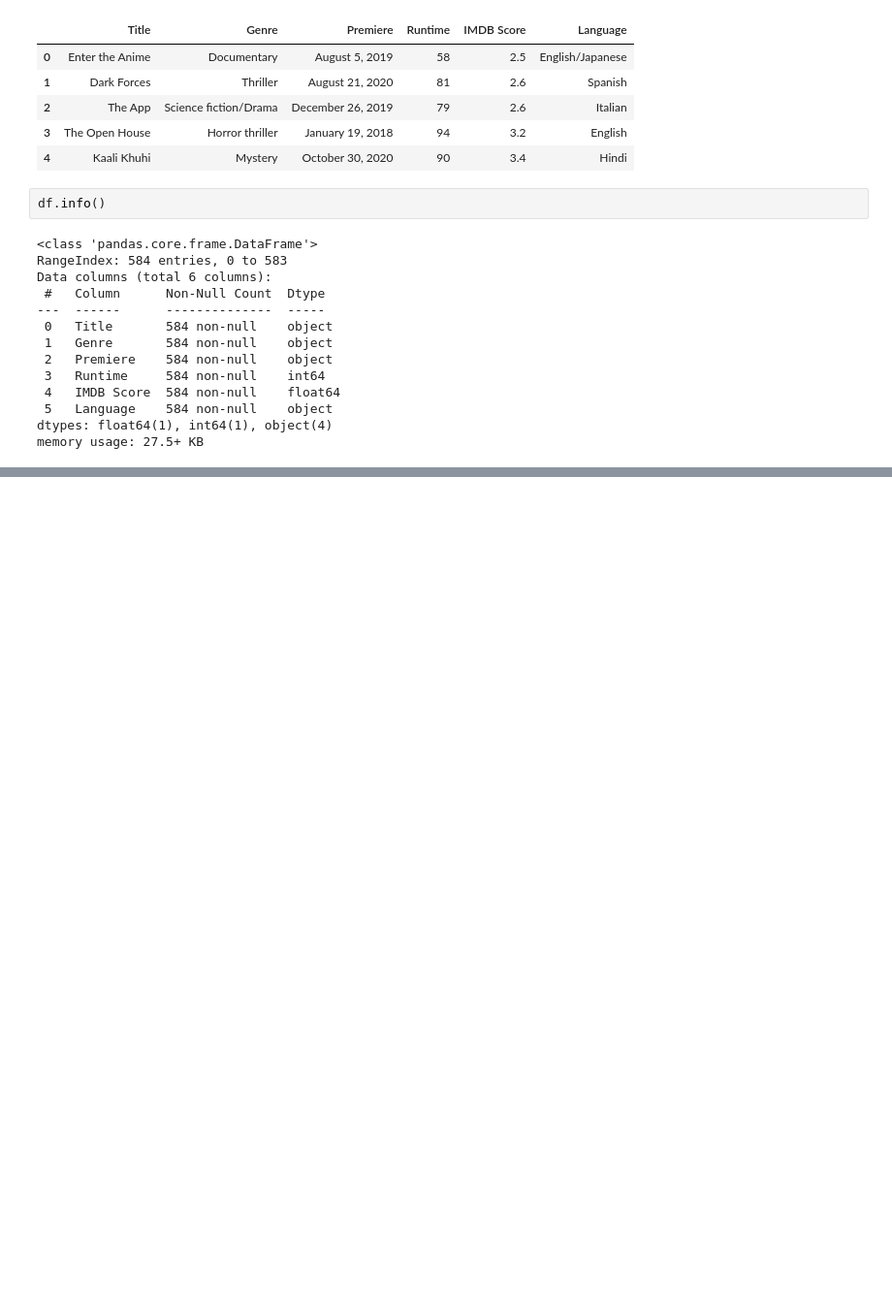
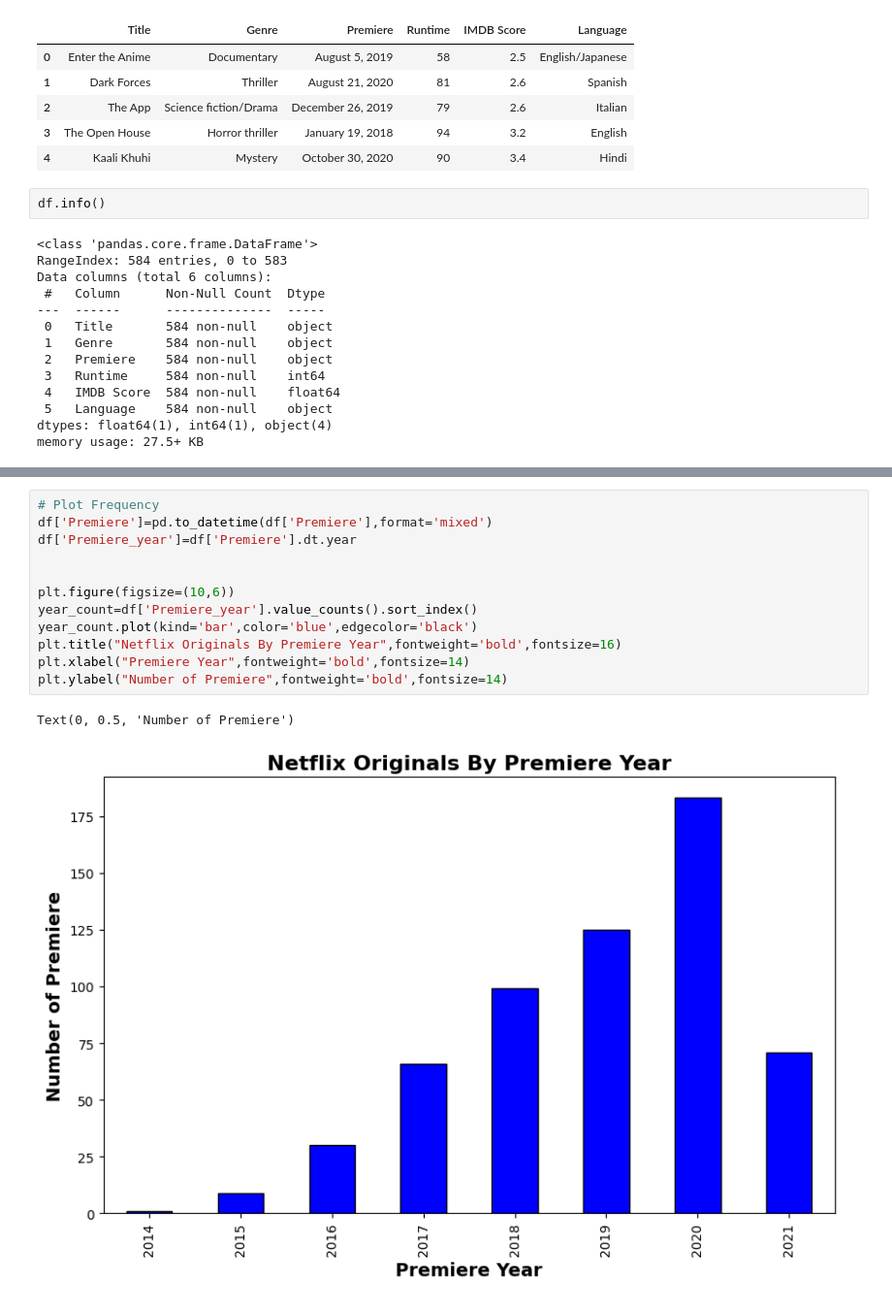
Before and after one commit to Divya23-jpg/Data-Engineering-Course, a Jupyter notebook: Python/Lecture 16 Data Transformation/task.ipynb, the cells around one changed output, grey strips where cells are left out. Shown at 97% size. Drawn from its saved outputs; the diff is of its cells as text; blank space fills up the shorter version.

```diff
--- a/Python/Lecture 16 Data Transformation/task.ipynb
+++ b/Python/Lecture 16 Data Transformation/task.ipynb
@@ -93,0 +105,15 @@ df.isnull()
+# %%
+# Plot Frequency
+df['Premiere']=pd.to_datetime(df['Premiere'],format='mixed')
+df['Premiere_year']=df['Premiere'].dt.year
+
+
+plt.figure(figsize=(10,6))
+year_count=df['Premiere_year'].value_counts().sort_index()
+year_count.plot(kind='bar',color='blue',edgecolor='black')
+plt.title("Netflix Originals By Premiere Year",fontweight='bold',fontsize=16)
+plt.xlabel("Premiere Year",fontweight='bold',fontsize=14)
+plt.ylabel("Number of Premiere",fontweight='bold',fontsize=14)
+# %% [output]
+Text(0, 0.5, 'Number of Premiere')
+[figure, added]
```
Also changed, not shown: parts of 8 cells of this notebook.
